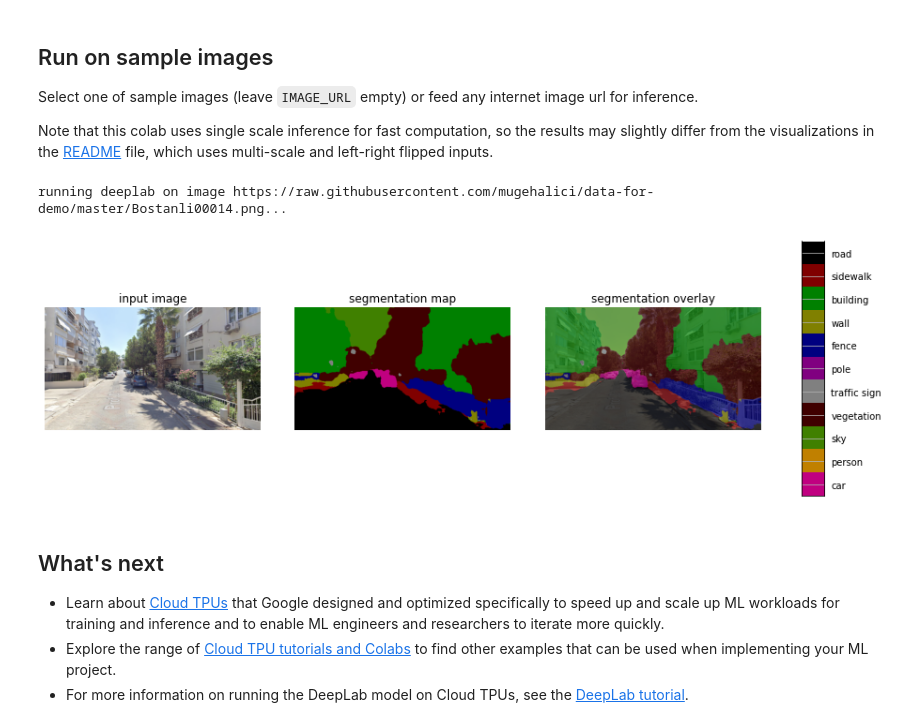
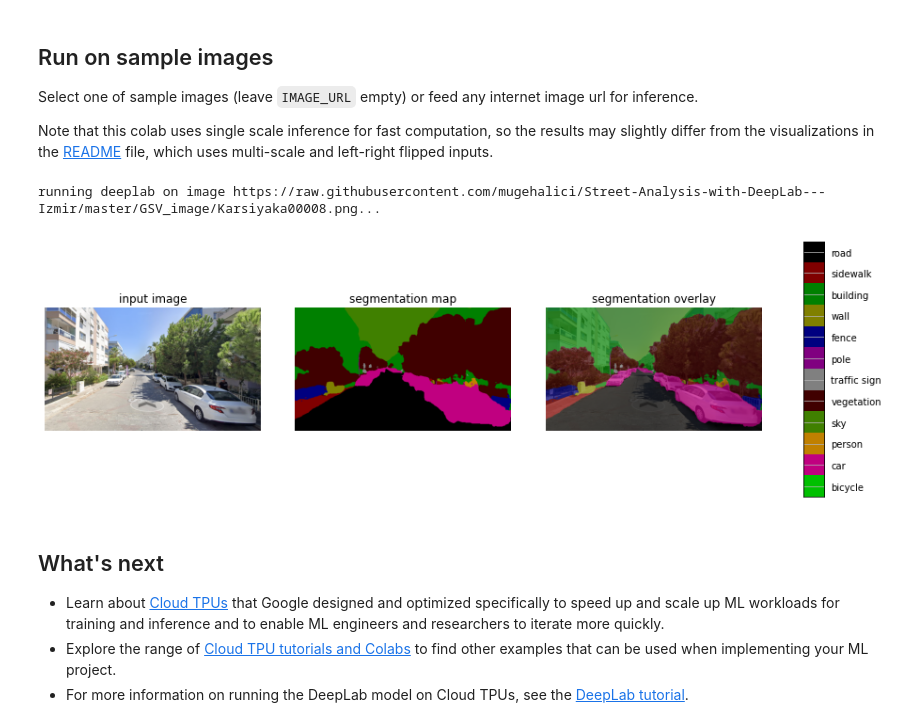
Before and after one commit to mugehalici/Street-Analysis-with-DeepLab---Izmir, a Jupyter notebook: Street_Analysis_with_DeepLab_Demo.ipynb, the cells around one changed output. Saved outputs shown, nothing was run; the diff lists cells and outputs as text; code cells hidden in the pictures.

```diff
--- a/Street_Analysis_with_DeepLab_Demo.ipynb
+++ b/Street_Analysis_with_DeepLab_Demo.ipynb
@@ -226,36 +226,36 @@ so the results may slightly differ from the visualizations in the
 which uses multi-scale and left-right flipped inputs.
 # %%
 
-SAMPLE_IMAGE = 'image1'  # @param ['image1', 'image2', 'image3']
-IMAGE_URL = 'https://raw.githubusercontent.com/mugehalici/data-for-demo/master/Bostanli00014.png'  #@param {type:"string"}
+#SAMPLE_IMAGE = 'image3'  # @param ['image1', 'image2', 'image3']
+IMAGE_URL = 'https://raw.githubusercontent.com/mugehalici/Street-Analysis-with-DeepLab---Izmir/master/GSV_image/Karsiyaka00008.png'  #@param {type:"string"}
 
 _SAMPLE_URL = ('https://github.com/tensorflow/models/blob/master/research/'
                'deeplab/g3doc/img/%s.jpg?raw=true')
 
 
 def run_visualization(url):
   """Inferences DeepLab model and visualizes result."""
   try:
     f = urllib.request.urlopen(url)
     jpeg_str = f.read()
     original_im = Image.open(BytesIO(jpeg_str))
   except IOError:
     print('Cannot retrieve image. Please check url: ' + url)
     return
 
 
   print('running deeplab on image %s...' % url)
   resized_im, seg_map = MODEL.run(original_im)
 
   vis_segmentation(resized_im, seg_map)
 
 
 
 image_url = IMAGE_URL or _SAMPLE_URL % SAMPLE_IMAGE
 run_visualization(image_url)
 # %% [output]
-running deeplab on image https://raw.githubusercontent.com/mugehalici/data-for-demo/master/Bostanli00014.png...
+running deeplab on image https://raw.githubusercontent.com/mugehalici/Street-Analysis-with-DeepLab---Izmir/master/GSV_image/Karsiyaka00008.png...
-[figure, old version]
+[figure, new version]
 # %% [markdown]
 ## What's next
 
```
